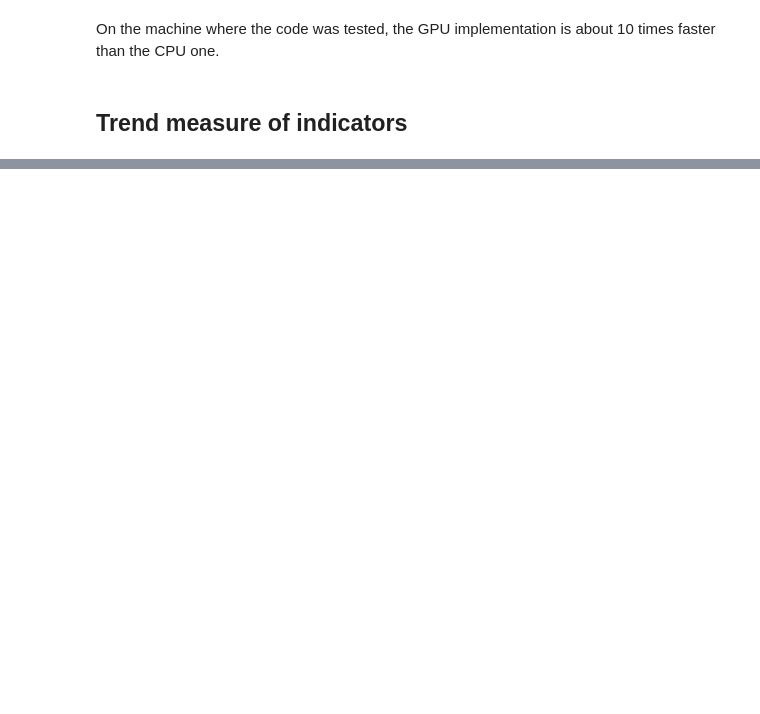
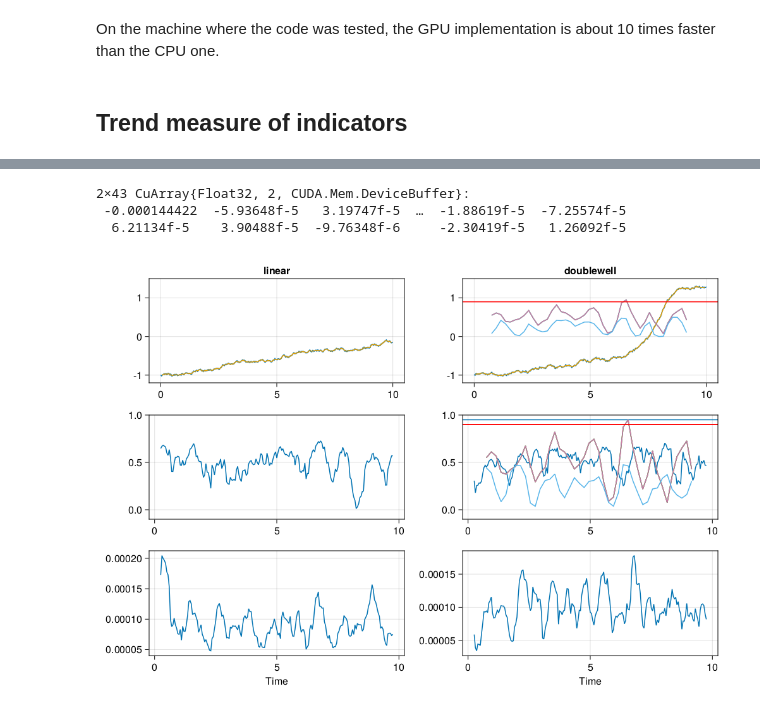
Before and after one commit to JanJereczek/StatisticalEWS, a Jupyter notebook: notebooks/demo_palma.ipynb, the cells around one changed output, grey strips where cells are left out. Saved outputs shown, nothing was run; the diff lists cells and outputs as text; code cells hidden in the pictures; blank space fills up the shorter version.

Commit message:
percentile significance on GPU

```diff
--- a/notebooks/demo_palma.ipynb
+++ b/notebooks/demo_palma.ipynb
@@ -303,5 +303,8 @@ T_idtrend_wndw = 5f-1          # half-width for computation of indicator signifi
 T_idtrend_strd = 2f-1          # stride for computation of indicator significance.
 dt_id = round(tindctr[2] - tindctr[1]; digits = 4)
 
-p_window_idtrend = get_windowing_params([dt, T_idtrend_wndw, T_idtrend_strd])
+p_window_idtrend = get_windowing_params([dt_id, T_idtrend_wndw, T_idtrend_strd])
+ridge_params = Dict(:λ => 0.01)
+surrogates_ar1trend_gpu = slide_idtrend(surrogate_ar1_gpu, tindctr, p_window_idtrend, ridge_regression_slope, window; ridge_params...)
+surrogates_vartrend_gpu = slide_idtrend(surrogate_var_gpu, tindctr, p_window_idtrend, ridge_regression_slope, window; ridge_params...)
 # %% [output]
@@ -308,0 +354,23 @@ p_window_idtrend = get_windowing_params([dt, T_idtrend_wndw, T_idtrend_strd])
+# %%
+reference_ar1trend_gpu = slide_idtrend( CuArray(ar1_cpu) , tindctr, p_window_idtrend, ridge_regression_slope, window; ridge_params...)
+reference_vartrend_gpu = slide_idtrend( CuArray(var_cpu) , tindctr, p_window_idtrend, ridge_regression_slope, window; ridge_params...)
+# %% [output]
+2×43 CuArray{Float32, 2, CUDA.Mem.DeviceBuffer}:
+ -0.000144422  -5.93648f-5   3.19747f-5  …  -1.88619f-5  -7.25574f-5
+  6.21134f-5    3.90488f-5  -9.76348f-6     -2.30419f-5   1.26092f-5
+# %%
+ar1_psignificance = get_percentile(reference_ar1trend_gpu, surrogates_ar1trend_gpu, ns, nmodels)
+var_psignificance = get_percentile(reference_vartrend_gpu, surrogates_vartrend_gpu, ns, nmodels)
+tsignificance = trim_wndw( tindctr, p_window_idtrend, window )
+
+lines!(axs[2][1], tsignificance, Array(ar1_psignificance)[1,:])
+lines!(axs[2][2], tsignificance, Array(ar1_psignificance)[2,:])
+lines!(axs[3][1], tsignificance, Array(var_psignificance)[1,:])
+lines!(axs[2][2], tsignificance, Array(var_psignificance)[2,:])
+
+
+hlines!(axs[2][1], [0.9], color = :red)
+hlines!(axs[2][2], [0.9], color = :red)
+fig
+# %% [output]
+[figure, added]
```
Also changed, not shown: parts of 19 cells of this notebook, 4 other files.
